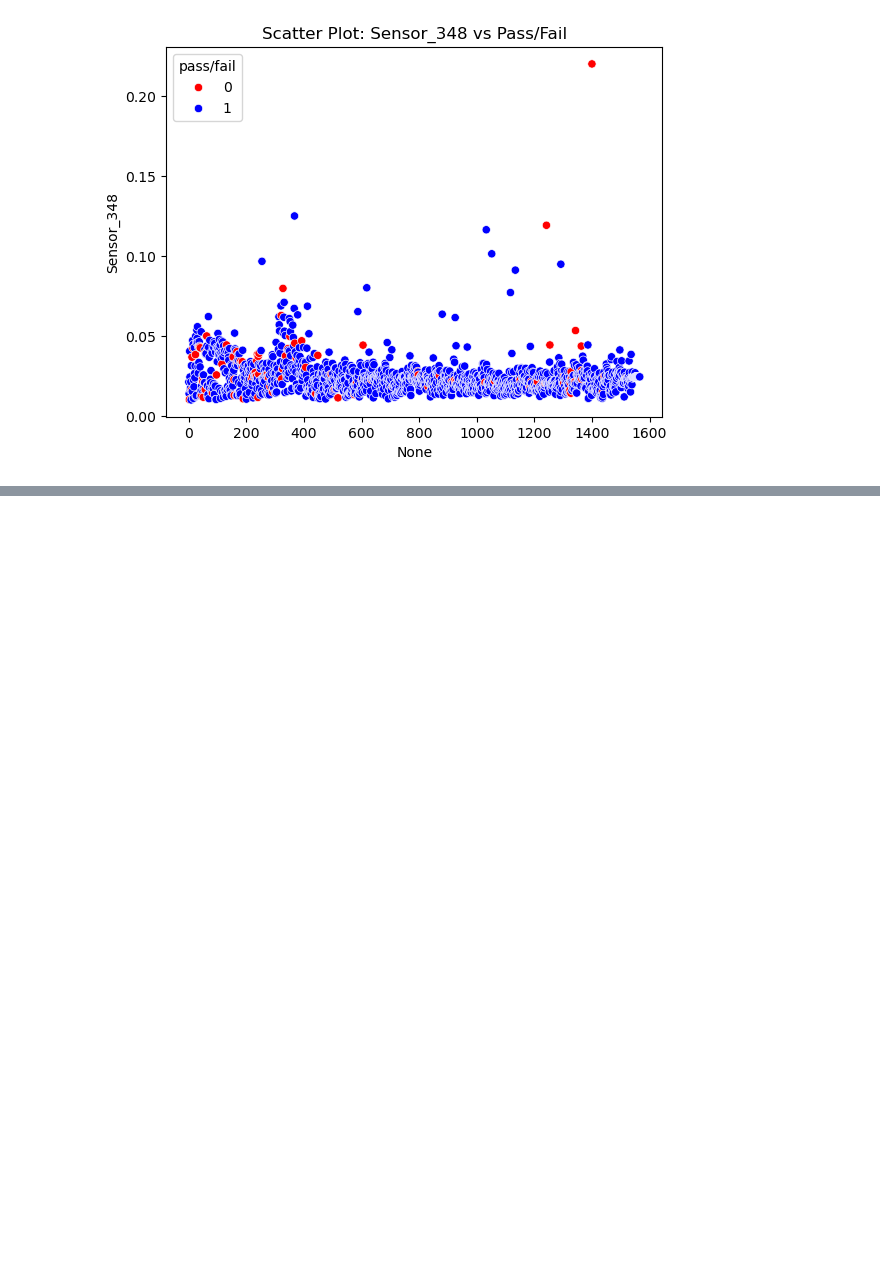
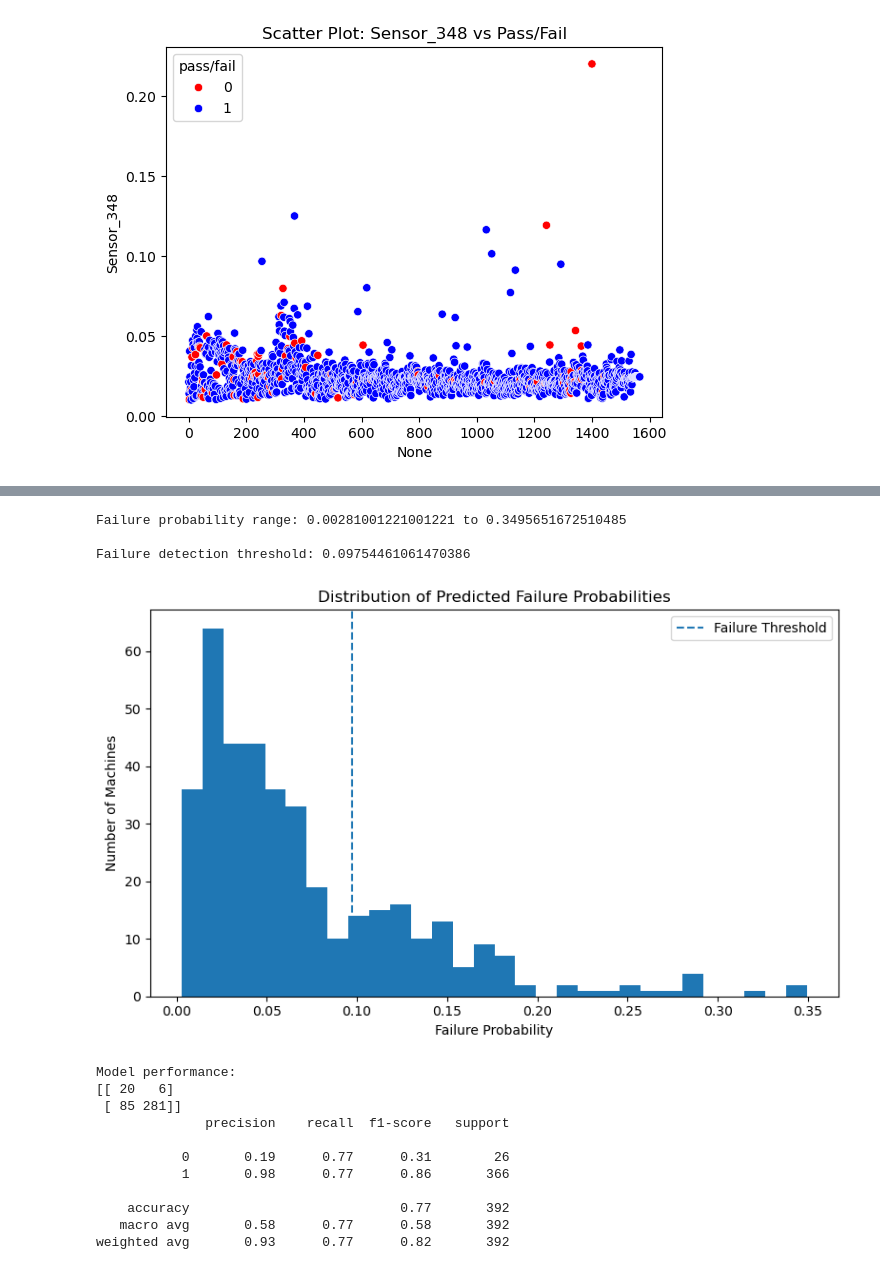
Before and after one commit to adityabagchi24/SECOM-Dataset-Analysis, a Jupyter notebook: SECOM.ipynb, the cells around one changed output, grey strips where cells are left out. Drawn from its saved outputs; the diff is of its cells as text; code cells hidden in the pictures; blank space fills up the shorter version.

Commit message:
Failure Probability and Model Evaluation

```diff
--- a/SECOM.ipynb
+++ b/SECOM.ipynb
@@ -332,0 +350,53 @@ for sensor in top_features.index:
+# %%
+probs_test = model.predict_proba(X_test_scaled)
+p_fail_test = probs_test[:, list(model.classes_).index(0)]
+
+print("\nFailure probability range:", p_fail_test.min(), "to", p_fail_test.max())
+
+precision, recall, thresholds = precision_recall_curve(
+    y_test == 0,
+    p_fail_test
+)
+
+precision = precision[:-1]
+recall = recall[:-1]
+
+beta = 2
+f2 = (1+beta**2)*(precision*recall)/((beta**2*precision)+recall+1e-9)
+
+best_idx = np.argmax(f2)
+threshold = thresholds[best_idx]
+
+print("\nFailure detection threshold:", threshold)
+
+plt.figure(figsize=(8,5))
+plt.hist(p_fail_test, bins=30)
+plt.xlabel("Failure Probability")
+plt.ylabel("Number of Machines")
+plt.title("Distribution of Predicted Failure Probabilities")
+plt.axvline(threshold, linestyle="--", label="Failure Threshold")
+plt.legend()
+plt.tight_layout()
+plt.show()
+
+y_pred = np.where(p_fail_test > threshold, 0, 1)
+
+print("Model performance:")
+print(confusion_matrix(y_test, y_pred))
+print(classification_report(y_test, y_pred))
+# %% [output]
+Failure probability range: 0.00281001221001221 to 0.3495651672510485
+
+Failure detection threshold: 0.09754461061470386
+[figure, added]
+Model performance:
+[[ 20   6]
+ [ 85 281]]
+              precision    recall  f1-score   support
+
+           0       0.19      0.77      0.31        26
+           1       0.98      0.77      0.86       366
+
+    accuracy                           0.77       392
+   macro avg       0.58      0.77      0.58       392
+weighted avg       0.93      0.77      0.82       392
```
Also changed, not shown: parts of 1 cell of this notebook.
